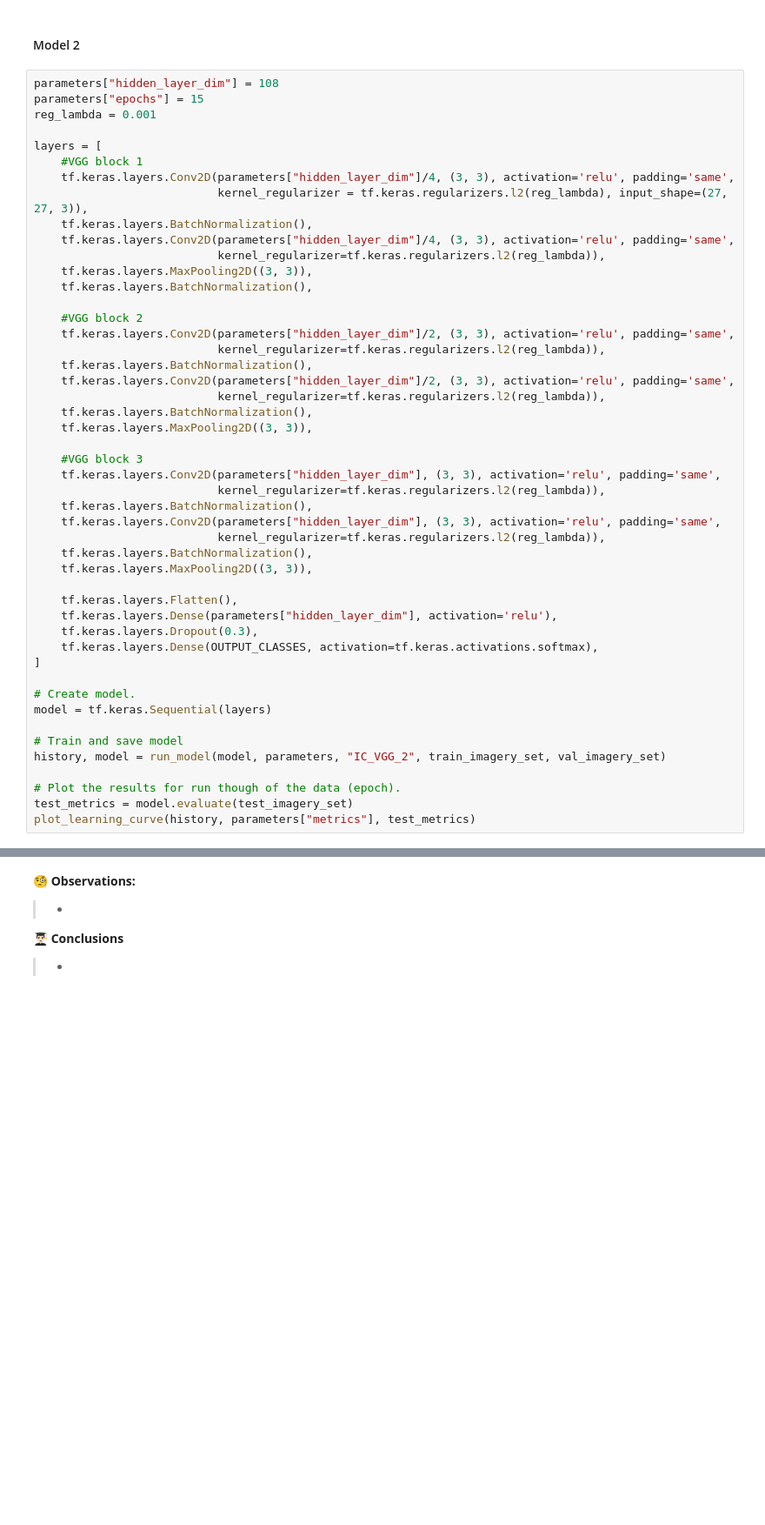
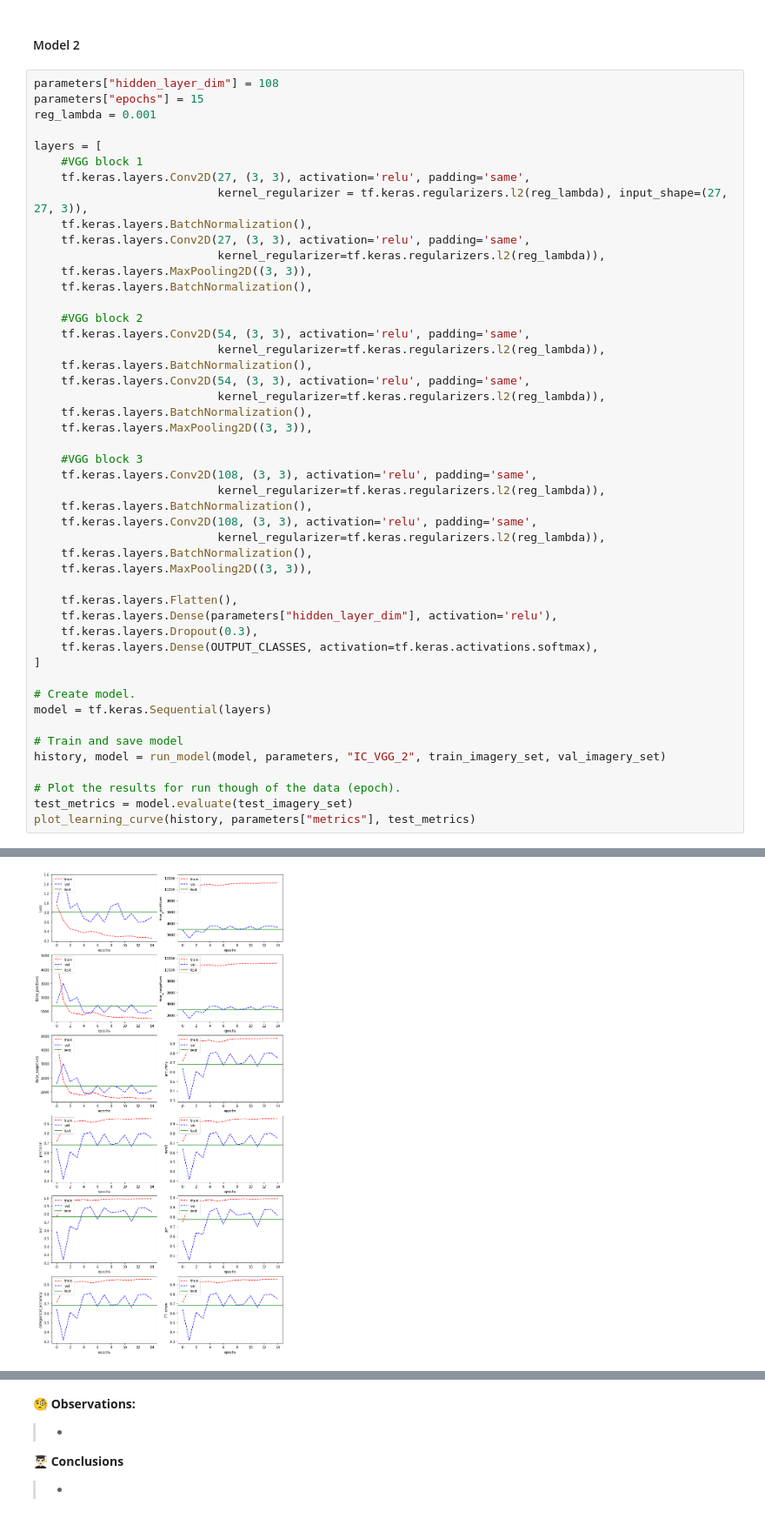
Before and after one commit to Luke-Mason/CML-Assignment-2, a Jupyter notebook: main.ipynb, the cells around one changed output, grey strips where cells are left out. Shown at 87% size. Cells and saved outputs as stored; diff of their text form; blank space fills up the shorter version.

Commit message:
Changed layers

```diff
--- a/main.ipynb
+++ b/main.ipynb
@@ -1352,28 +1352,28 @@ reg_lambda = 0.001
 
 layers = [
     #VGG block 1
-    tf.keras.layers.Conv2D(parameters["hidden_layer_dim"]/4, (3, 3), activation='relu', padding='same',
+    tf.keras.layers.Conv2D(27, (3, 3), activation='relu', padding='same',
                            kernel_regularizer = tf.keras.regularizers.l2(reg_lambda), input_shape=(27, 27, 3)),
     tf.keras.layers.BatchNormalization(),
-    tf.keras.layers.Conv2D(parameters["hidden_layer_dim"]/4, (3, 3), activation='relu', padding='same',
+    tf.keras.layers.Conv2D(27, (3, 3), activation='relu', padding='same',
                            kernel_regularizer=tf.keras.regularizers.l2(reg_lambda)),
     tf.keras.layers.MaxPooling2D((3, 3)),
     tf.keras.layers.BatchNormalization(),
 
     #VGG block 2
-    tf.keras.layers.Conv2D(parameters["hidden_layer_dim"]/2, (3, 3), activation='relu', padding='same',
+    tf.keras.layers.Conv2D(54, (3, 3), activation='relu', padding='same',
                            kernel_regularizer=tf.keras.regularizers.l2(reg_lambda)),
     tf.keras.layers.BatchNormalization(),
-    tf.keras.layers.Conv2D(parameters["hidden_layer_dim"]/2, (3, 3), activation='relu', padding='same',
+    tf.keras.layers.Conv2D(54, (3, 3), activation='relu', padding='same',
                            kernel_regularizer=tf.keras.regularizers.l2(reg_lambda)),
     tf.keras.layers.BatchNormalization(),
     tf.keras.layers.MaxPooling2D((3, 3)),
 
     #VGG block 3
-    tf.keras.layers.Conv2D(parameters["hidden_layer_dim"], (3, 3), activation='relu', padding='same',
+    tf.keras.layers.Conv2D(108, (3, 3), activation='relu', padding='same',
                            kernel_regularizer=tf.keras.regularizers.l2(reg_lambda)),
     tf.keras.layers.BatchNormalization(),
-    tf.keras.layers.Conv2D(parameters["hidden_layer_dim"], (3, 3), activation='relu', padding='same',
+    tf.keras.layers.Conv2D(108, (3, 3), activation='relu', padding='same',
                            kernel_regularizer=tf.keras.regularizers.l2(reg_lambda)),
     tf.keras.layers.BatchNormalization(),
     tf.keras.layers.MaxPooling2D((3, 3)),
@@ -1413,0 +1417 @@ _________________________________________________________________
+[figure, added]
```
Also changed, not shown: parts of 11 cells of this notebook.
